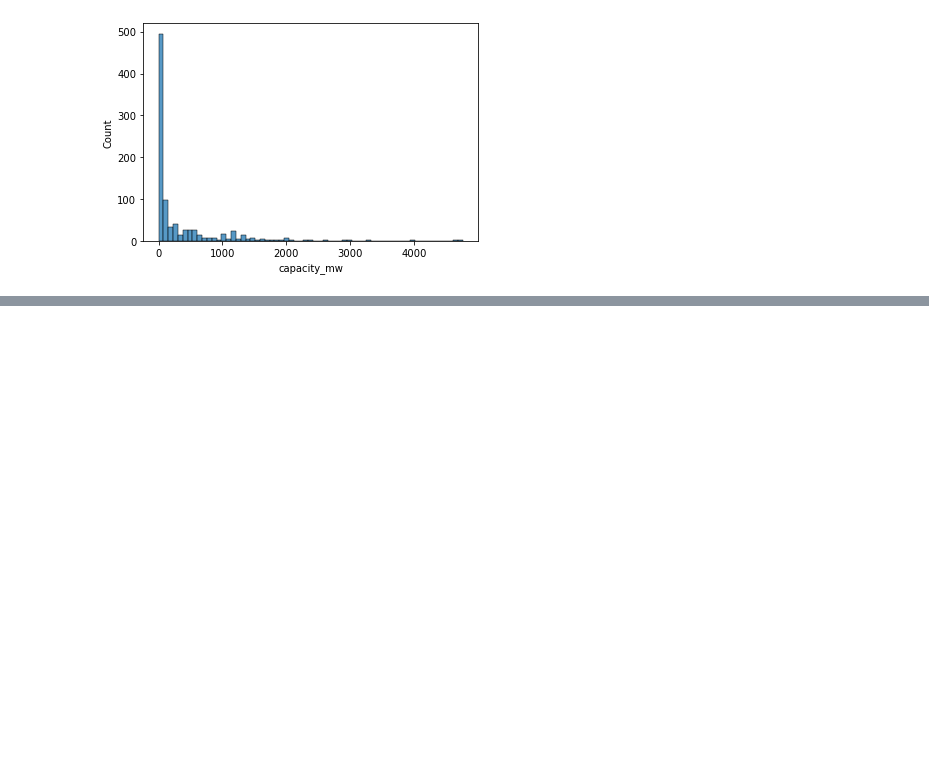
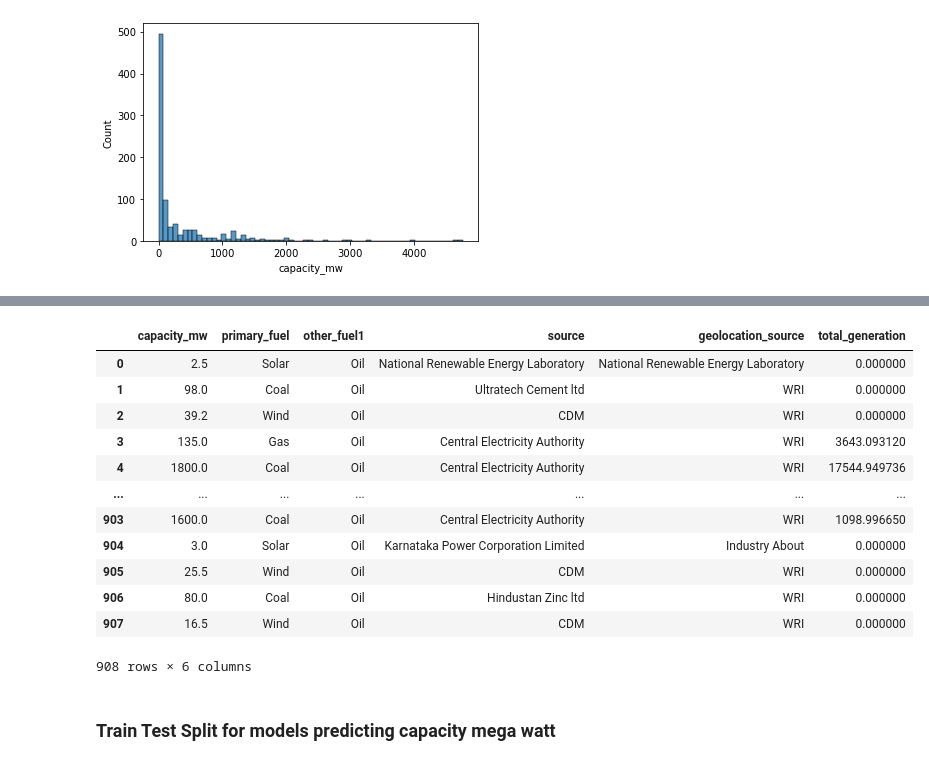
Before and after one commit to Prince-patial/Datatrained, a Jupyter notebook: Global Power plant.ipynb, the cells around one changed output, grey strips where cells are left out. Saved outputs shown, nothing was run; the diff lists cells and outputs as text; code cells hidden in the pictures; blank space fills up the shorter version.

```diff
--- a/Global Power plant.ipynb
+++ b/Global Power plant.ipynb
@@ -420,0 +632,18 @@ Name: other_fuel1, dtype: int64
+# %%
+data
+# %% [output]
+|  | capacity_mw | primary_fuel | other_fuel1 | source | geolocation_source | total_generation |
+| 0 | 2.5 | Solar | Oil | National Renewable Energy Laboratory | National Renewable Energy Laboratory | 0.000000 |
+| 1 | 98.0 | Coal | Oil | Ultratech Cement ltd | WRI | 0.000000 |
+| 2 | 39.2 | Wind | Oil | CDM | WRI | 0.000000 |
+| 3 | 135.0 | Gas | Oil | Central Electricity Authority | WRI | 3643.093120 |
+| 4 | 1800.0 | Coal | Oil | Central Electricity Authority | WRI | 17544.949736 |
+| ... | ... | ... | ... | ... | ... | ... |
+| 903 | 1600.0 | Coal | Oil | Central Electricity Authority | WRI | 1098.996650 |
+| 904 | 3.0 | Solar | Oil | Karnataka Power Corporation Limited | Industry About | 0.000000 |
+| 905 | 25.5 | Wind | Oil | CDM | WRI | 0.000000 |
+| 906 | 80.0 | Coal | Oil | Hindustan Zinc ltd | WRI | 0.000000 |
+| 907 | 16.5 | Wind | Oil | CDM | WRI | 0.000000 |
+908 rows × 6 columns
+# %% [markdown]
+###  Train Test Split for models predicting capacity mega watt
```
Also changed, not shown: parts of 98 cells of this notebook.
